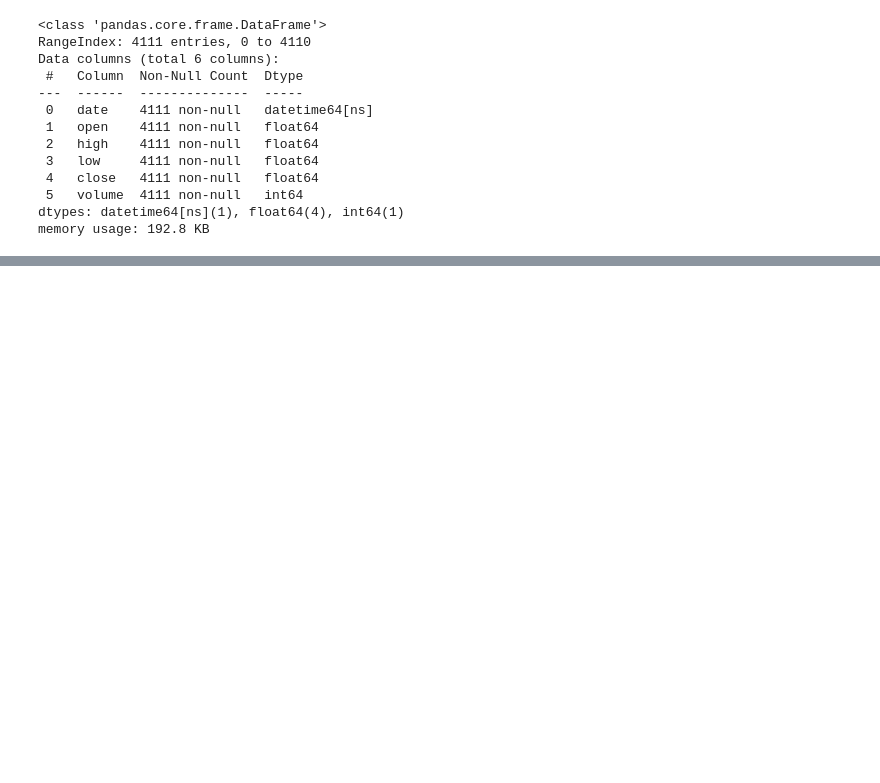
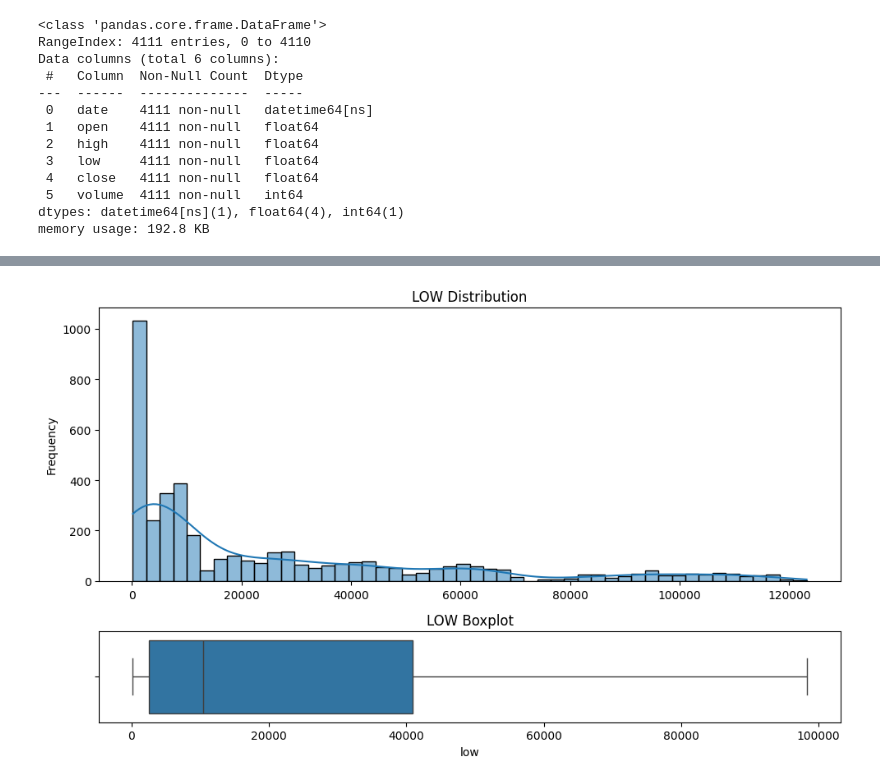
Before and after one commit to hansdarmawann/bitcoin-ts-1, a Jupyter notebook: Notebooks/02.ipynb, the cells around one changed output, grey strips where cells are left out. Drawn from its saved outputs; the diff is of its cells as text; code cells hidden in the pictures; blank space fills up the shorter version.

```diff
--- a/Notebooks/02.ipynb
+++ b/Notebooks/02.ipynb
@@ -99,0 +188,4 @@ df
+# %%
+plot_hist_box(df, 'low')
+# %% [output]
+[figure, added]
```
Also changed, not shown: parts of 13 cells of this notebook.
